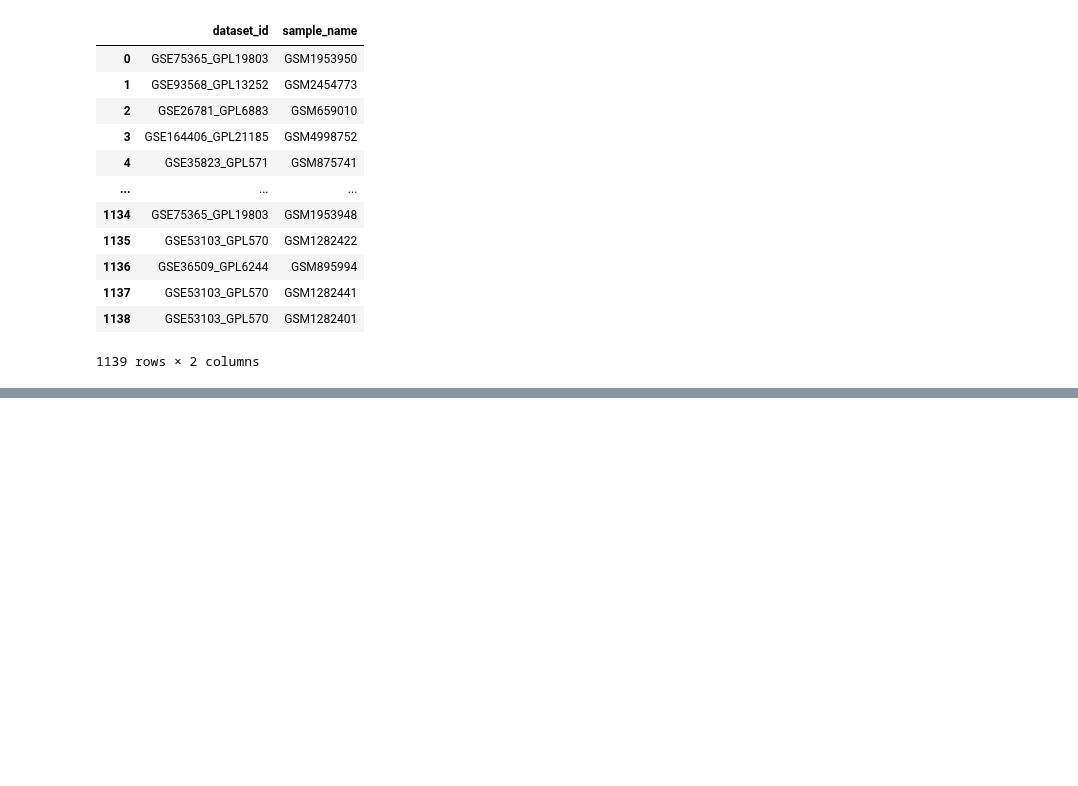
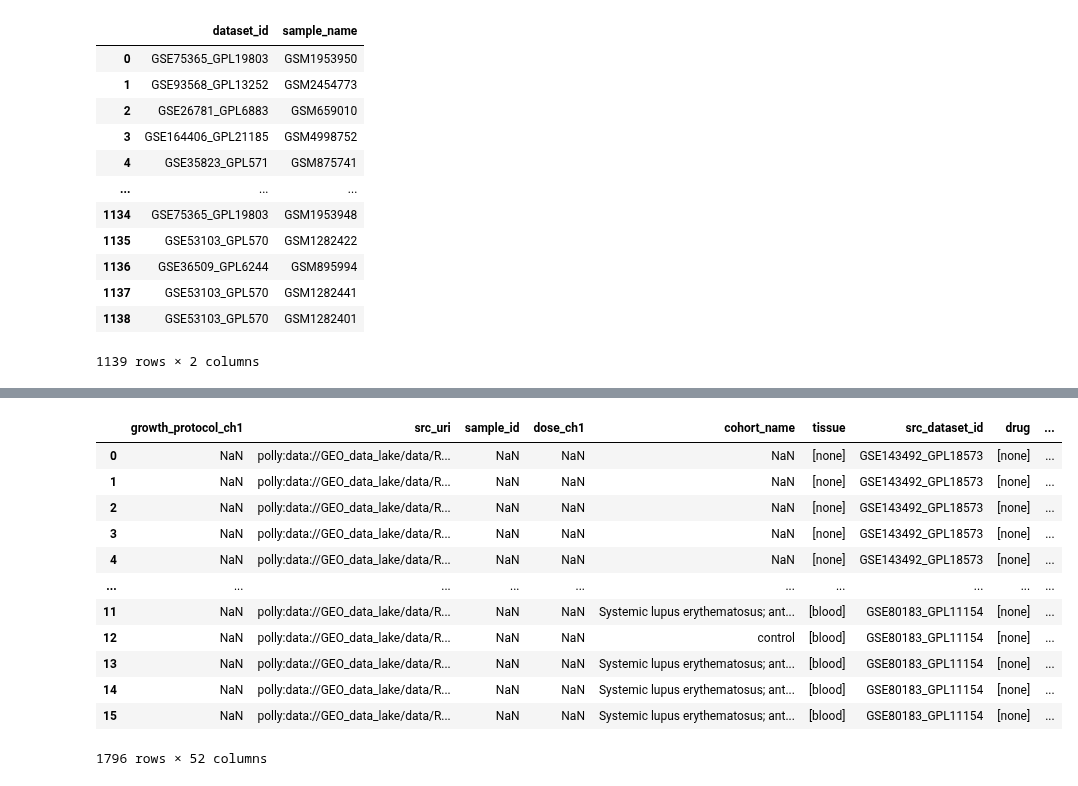
Before and after one commit to ElucidataInc/polly-python, a Jupyter notebook: polly-python-query-examples.ipynb, the cells around one changed output, grey strips where cells are left out. Saved outputs shown, nothing was run; the diff lists cells and outputs as text; code cells hidden in the pictures; blank space fills up the shorter version.

```diff
--- a/polly-python-query-examples.ipynb
+++ b/polly-python-query-examples.ipynb
@@ -445,0 +597,25 @@ Fetched 1139 rows
+# %%
+fl69 = ('GSE143492_GPL18573',
+'GSE139533_GPL18573',
+'GSE96568_GPL16791',
+'GSE107513_GPL10558',
+'GSE14860_GPL2004',
+'GSE61335_GPL19184',
+'GSE89408_GPL11154',
+'GSE31037_GPL10999',
+'GSE135055_GPL16791',
+'GSE83687_GPL16791',
+'GSE114517_GPL18573',
+'GSE18381_GPL9115',
+'GSE95587_GPL16791',
+'GSE159984_GPL9115',
+'GSE112087_GPL16791',
+'GSE80183_GPL11154')
+
+df = pd.DataFrame()
+for item in fl69:
+    query = f"SELECT * FROM geo.samples WHERE src_dataset_id = '{item}'"
+    print(query)
+    results=omixatlas.query_metadata(query, query_api_version="v2")
+    df = df.append(results)
+print(df)
@@ -445,0 +642,16 @@ Fetched 1139 rows
+# %%
+df
+# %% [output]
+|  | growth_protocol_ch1 | src_uri | sample_id | dose_ch1 | cohort_name | tissue | src_dataset_id | drug | ... |
+| 0 | NaN | polly:data://GEO_data_lake/data/R... | NaN | NaN | NaN | [none] | GSE143492_GPL18573 | [none] | ... |
+| 1 | NaN | polly:data://GEO_data_lake/data/R... | NaN | NaN | NaN | [none] | GSE143492_GPL18573 | [none] | ... |
+| 2 | NaN | polly:data://GEO_data_lake/data/R... | NaN | NaN | NaN | [none] | GSE143492_GPL18573 | [none] | ... |
+| 3 | NaN | polly:data://GEO_data_lake/data/R... | NaN | NaN | NaN | [none] | GSE143492_GPL18573 | [none] | ... |
+| 4 | NaN | polly:data://GEO_data_lake/data/R... | NaN | NaN | NaN | [none] | GSE143492_GPL18573 | [none] | ... |
+| ... | ... | ... | ... | ... | ... | ... | ... | ... | ... |
+| 11 | NaN | polly:data://GEO_data_lake/data/R... | NaN | NaN | Systemic lupus erythematosus; ant... | [blood] | GSE80183_GPL11154 | [none] | ... |
+| 12 | NaN | polly:data://GEO_data_lake/data/R... | NaN | NaN | control | [blood] | GSE80183_GPL11154 | [none] | ... |
+| 13 | NaN | polly:data://GEO_data_lake/data/R... | NaN | NaN | Systemic lupus erythematosus; ant... | [blood] | GSE80183_GPL11154 | [none] | ... |
+| 14 | NaN | polly:data://GEO_data_lake/data/R... | NaN | NaN | Systemic lupus erythematosus; ant... | [blood] | GSE80183_GPL11154 | [none] | ... |
+| 15 | NaN | polly:data://GEO_data_lake/data/R... | NaN | NaN | Systemic lupus erythematosus; ant... | [blood] | GSE80183_GPL11154 | [none] | ... |
+1796 rows × 52 columns
```
Also changed, not shown: parts of 10 cells of this notebook.
